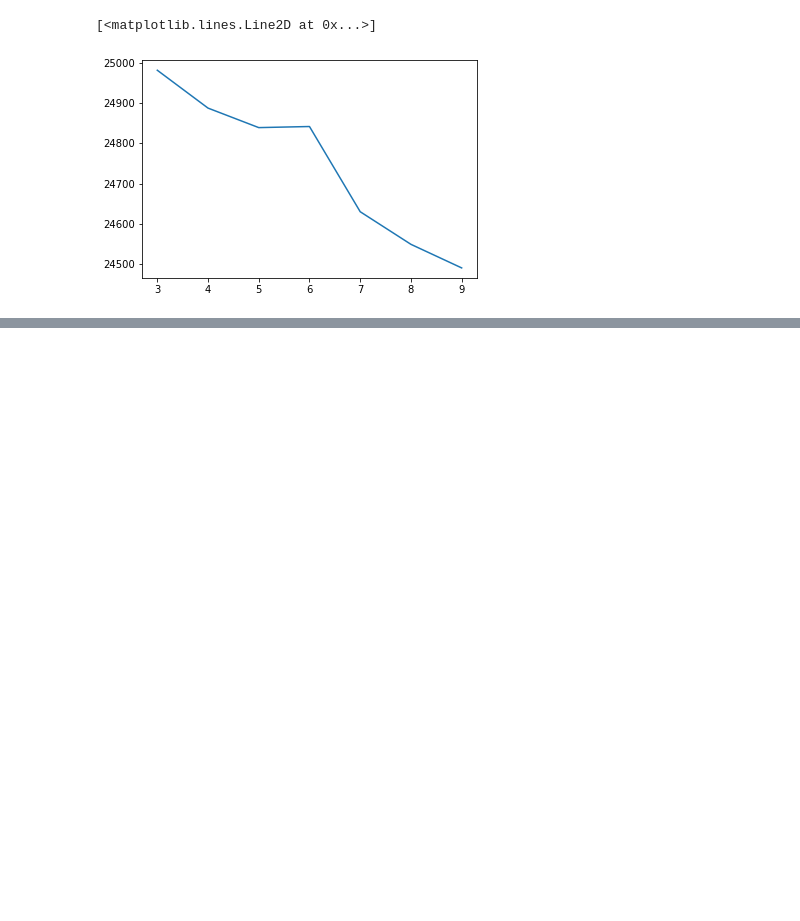
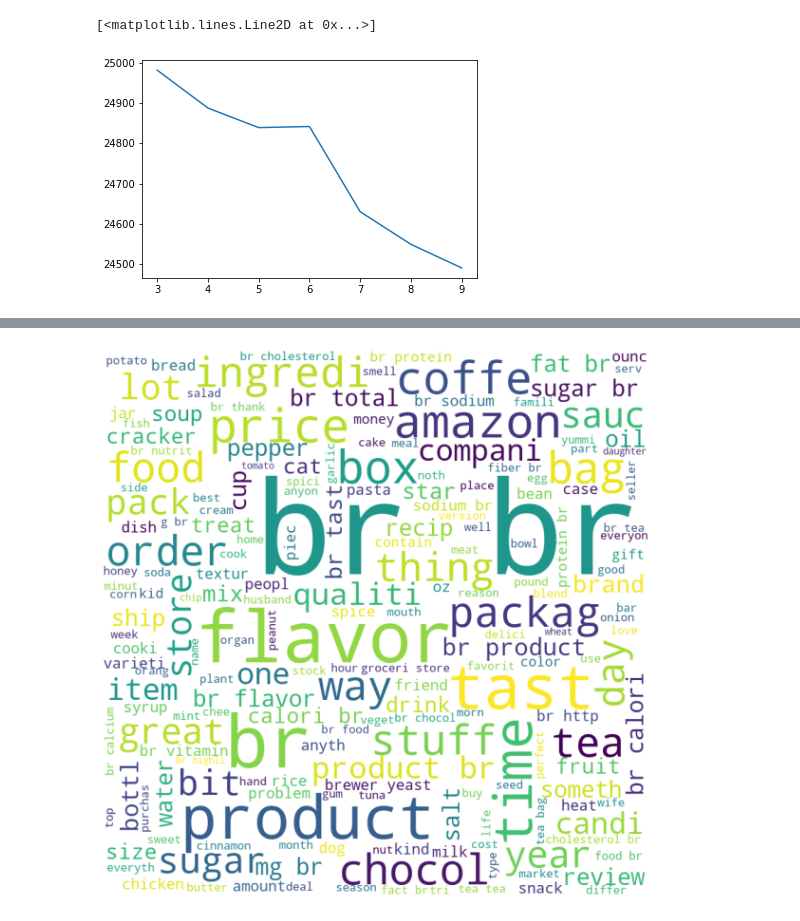
Before and after one commit to domenicocinque/ADM-HW4, a Jupyter notebook: HW4_Q2.ipynb, the cells around one changed output, grey strips where cells are left out. Saved outputs shown, nothing was run; the diff lists cells and outputs as text; code cells hidden in the pictures; blank space fills up the shorter version.

```diff
--- a/HW4_Q2.ipynb
+++ b/HW4_Q2.ipynb
@@ -295,0 +331,6 @@ plt.plot(list(elbow.keys()), list(elbow.values()))
+# %%
+labels = kmeans.labels_
+# %%
+df['cluster'] = labels
+# %%
+df['Text_Words'] = df.Text_Words.apply(lambda x: ' '.join(x))
@@ -295,0 +346,2 @@ plt.plot(list(elbow.keys()), list(elbow.values()))
+# %%
+df_cluster = df.groupby('cluster')['Text_Words'].apply(lambda x: ' '.join(x)).reset_index()
@@ -295,0 +360,16 @@ plt.plot(list(elbow.keys()), list(elbow.values()))
+# %%
+from wordcloud import WordCloud, STOPWORDS
+import matplotlib.pyplot as plt
+wordcloud = WordCloud(width = 800, height = 800,
+                background_color ='white',
+                stopwords = stop_words,
+                min_font_size = 10).generate(df_cluster.iloc[7].Text_Words)
+
+plt.figure(figsize = (8, 8), facecolor = None)
+plt.imshow(wordcloud)
+plt.axis("off")
+plt.tight_layout(pad = 0)
+
+plt.show()
+# %% [output]
+[figure, added]
```
Also changed, not shown: parts of 16 cells of this notebook.
